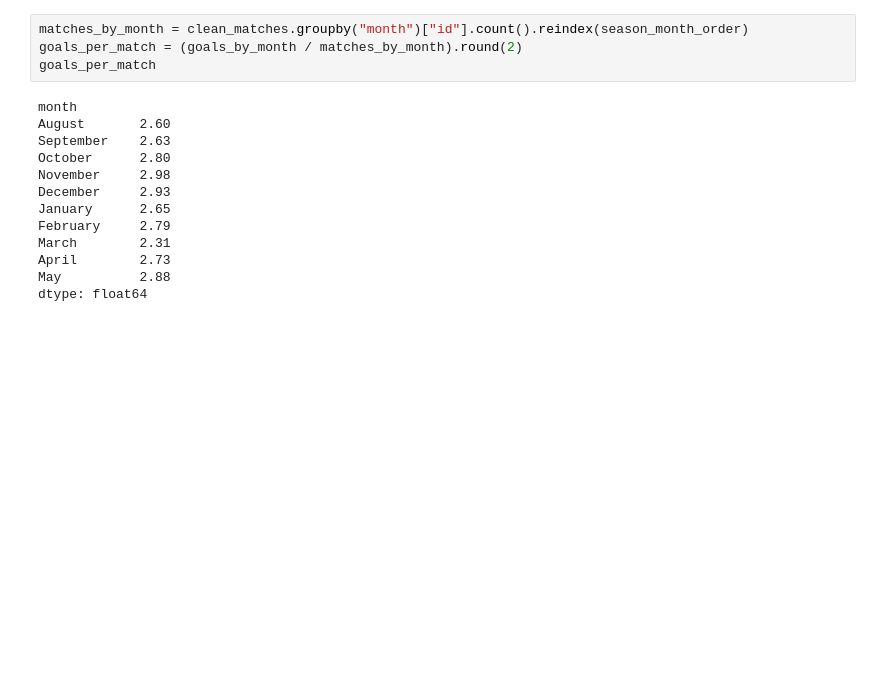
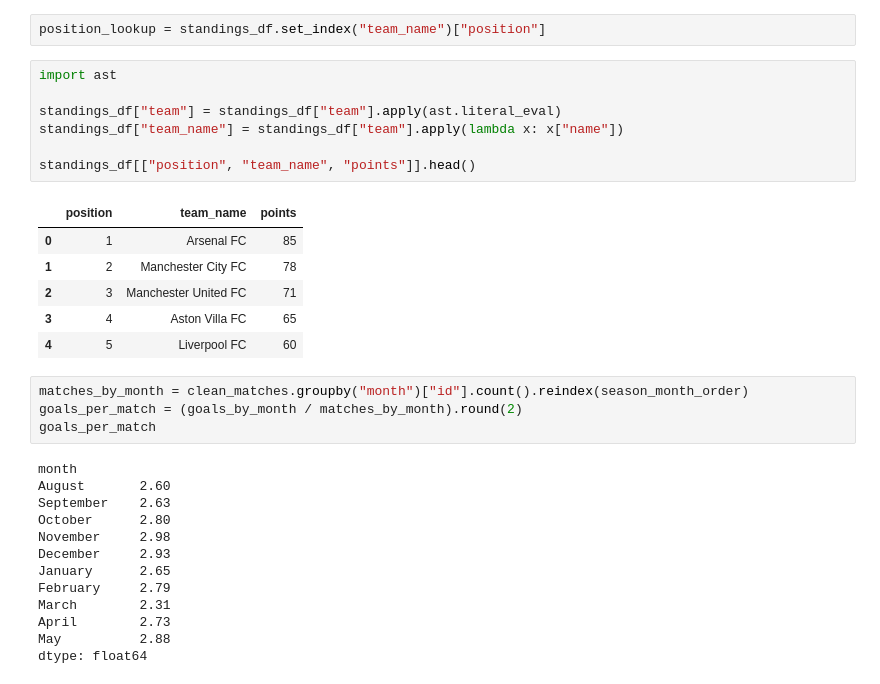
Before and after one commit to jvnwyn/pl-analytics, a Jupyter notebook: notebooks/03_exploratory_analysis.ipynb, the cells around one changed output. Drawn from its saved outputs; the diff is of its cells as text; blank space fills up the shorter version.

```diff
--- a/notebooks/03_exploratory_analysis.ipynb
+++ b/notebooks/03_exploratory_analysis.ipynb
@@ -1,3 +52,19 @@
+# %%
+position_lookup = standings_df.set_index("team_name")["position"]
+# %%
+import ast
+
+standings_df["team"] = standings_df["team"].apply(ast.literal_eval)
+standings_df["team_name"] = standings_df["team"].apply(lambda x: x["name"])
+
+standings_df[["position", "team_name", "points"]].head()
+# %% [output]
+|  | position | team_name | points |
+| 0 | 1 | Arsenal FC | 85 |
+| 1 | 2 | Manchester City FC | 78 |
+| 2 | 3 | Manchester United FC | 71 |
+| 3 | 4 | Aston Villa FC | 65 |
+| 4 | 5 | Liverpool FC | 60 |
 # %%
 matches_by_month = clean_matches.groupby("month")["id"].count().reindex(season_month_order)
 goals_per_match = (goals_by_month / matches_by_month).round(2)
```
Also changed, not shown: parts of 4 cells of this notebook, 1 other file.
